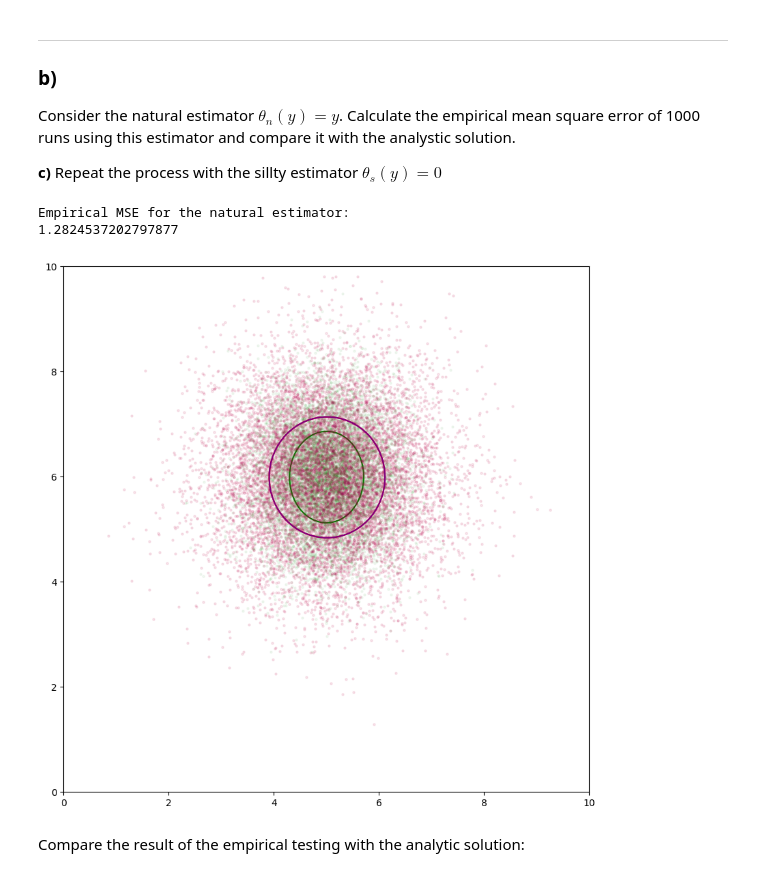
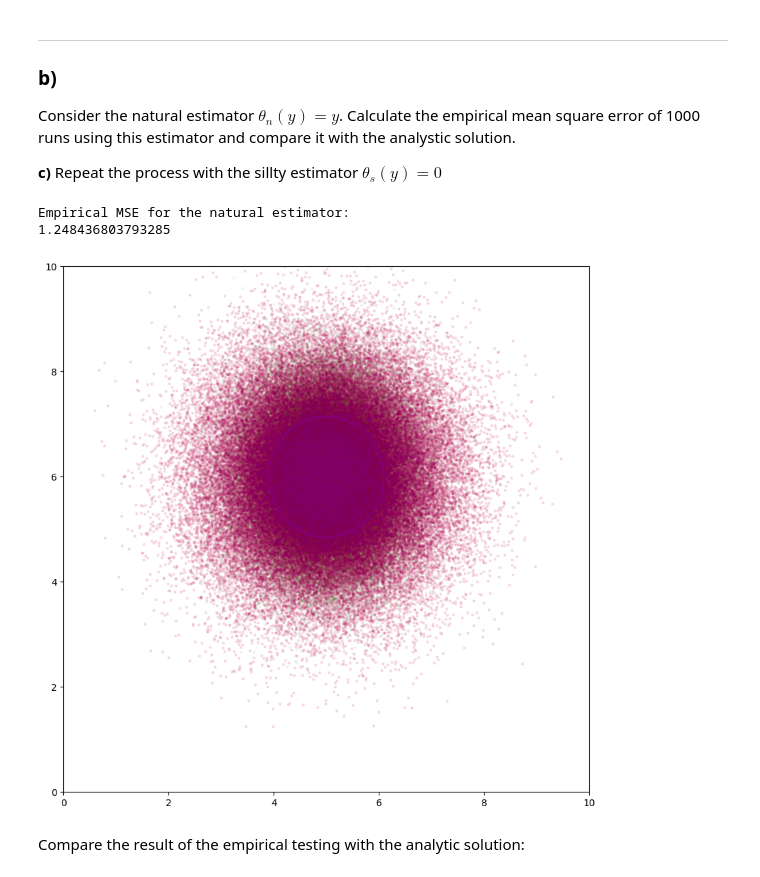
Before and after one commit to derMacon/ss23_sensor-data-fusion, a Jupyter notebook: jupyter-notebooks/exercises-self-created/ex06_problems_modified.ipynb, the cells around one changed output. Saved outputs shown, nothing was run; the diff lists cells and outputs as text; code cells hidden in the pictures.

Commit message:
ran with 100k samples

```diff
--- a/jupyter-notebooks/exercises-self-created/ex06_problems_modified.ipynb
+++ b/jupyter-notebooks/exercises-self-created/ex06_problems_modified.ipynb
@@ -152,29 +152,29 @@ def empirical_mean_square_error(estimates_y, samples_x):
 # %%
 mean_x = [5, 6]
 var_x = [[0.25, 0], [0, 0.6]]
 mean_e = [0, 0]
 var_e =  [[0.5, 0], [0, 0.3]]
 
-samples_y, samples_x = draw_sample(mean_x, var_x, mean_e, var_e, 10000)
+samples_y, samples_x = draw_sample(mean_x, var_x, mean_e, var_e, 100000)
 estimates = theta_n(samples_y)
 
 # Calculate the MSE for the natural estimator
 empirical_MSE_natural = empirical_mean_square_error(estimates, samples_x)
 
 print("Empirical MSE for the natural estimator: ")
 print(empirical_MSE_natural)
 
 ax = init_subplots()
 visualize_points(ax, samples_x, 'green', 'samples_x')
 visualize_points(ax, samples_y, 'red', 'samples_y')
 visualize_points(ax, estimates, 'purple', 'estimates')
 
 ax.set_aspect('equal')
 plt.show()
 # %% [output]
 Empirical MSE for the natural estimator:
-1.2824537202797877
+1.248436803793285
-[figure, old version]
+[figure, new version]
 # %% [markdown]
 Compare the result of the empirical testing with the analytic solution:
 # %%
```
Also changed, not shown: parts of 1 cell of this notebook.
